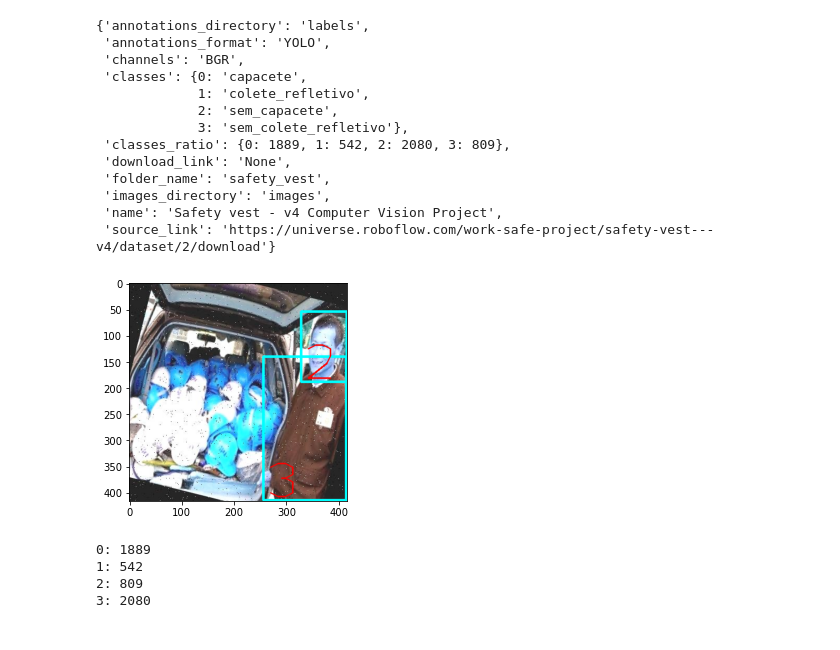
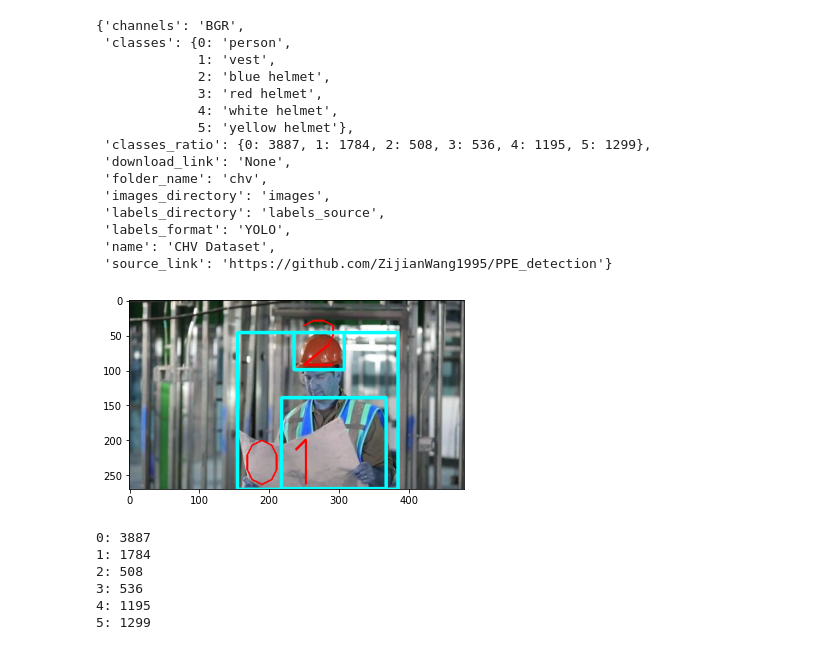
Before and after one commit to vederko-p/yolov7_helmet_detection, a Jupyter notebook: notebooks/2. Dataset analysis.ipynb, the cells around one changed output. Saved outputs shown, nothing was run; the diff lists cells and outputs as text; code cells hidden in the pictures.

Commit message:
notebooks dataset analysis: minor changes

```diff
--- a/notebooks/2. Dataset analysis.ipynb
+++ b/notebooks/2. Dataset analysis.ipynb
@@ -22,23 +25,25 @@ datasets_meta = yaml_utils.open_yaml(DATASETS_METADATA_PATH)
 # %%
-pprint(datasets_meta['safety_vest'])
+pprint(datasets_meta['chv'])
 # %% [output]
-{'annotations_directory': 'labels',
- 'annotations_format': 'YOLO',
- 'channels': 'BGR',
- 'classes': {0: 'capacete',
-             1: 'colete_refletivo',
-             2: 'sem_capacete',
-             3: 'sem_colete_refletivo'},
- 'classes_ratio': {0: 1889, 1: 542, 2: 2080, 3: 809},
+{'channels': 'BGR',
+ 'classes': {0: 'person',
+             1: 'vest',
+             2: 'blue helmet',
+             3: 'red helmet',
+             4: 'white helmet',
+             5: 'yellow helmet'},
+ 'classes_ratio': {0: 3887, 1: 1784, 2: 508, 3: 536, 4: 1195, 5: 1299},
  'download_link': 'None',
- 'folder_name': 'safety_vest',
+ 'folder_name': 'chv',
  'images_directory': 'images',
- 'name': 'Safety vest - v4 Computer Vision Project',
- 'source_link': 'https://universe.roboflow.com/work-safe-project/safety-vest---v4/dataset/2/download'}
+ 'labels_directory': 'labels_source',
+ 'labels_format': 'YOLO',
+ 'name': 'CHV Dataset',
+ 'source_link': 'https://github.com/ZijianWang1995/PPE_detection'}
 # %%
-chv_ds_path = '../data/safety_vest'
+chv_ds_path = '../data/chv'
 chv_ds_images_path = os.path.join(chv_ds_path, 'images')
-chv_ds_annots_path = os.path.join(chv_ds_path, 'labels')
+chv_ds_annots_path = os.path.join(chv_ds_path, 'labels_source')
 # %%
 images_names = sorted(os.listdir(chv_ds_images_path))
 labels_names = sorted(os.listdir(chv_ds_annots_path))
@@ -65,9 +70,9 @@ def plot_annotated_image(imgs_path, annts_path, imgs_nms, lbls_nms, n):
 # %%
 plot_annotated_image(
     chv_ds_images_path, chv_ds_annots_path,
-    images_names, labels_names, 12)
+    images_names, labels_names, 3)
 # %% [output]
-[figure, old version]
+[figure, new version]
 # %%
 def count_classes_ratio(annts_path, lbls_nms):
     dict_count = defaultdict(int)
@@ -83,7 +88,9 @@ def count_classes_ratio(annts_path, lbls_nms):
 # %%
 count_classes_ratio(chv_ds_annots_path, labels_names)
 # %% [output]
-0: 1889
-1: 542
-2: 809
-3: 2080
+0: 3887
+1: 1784
+2: 508
+3: 536
+4: 1195
+5: 1299
```
Also changed, not shown: parts of 3 cells of this notebook.
